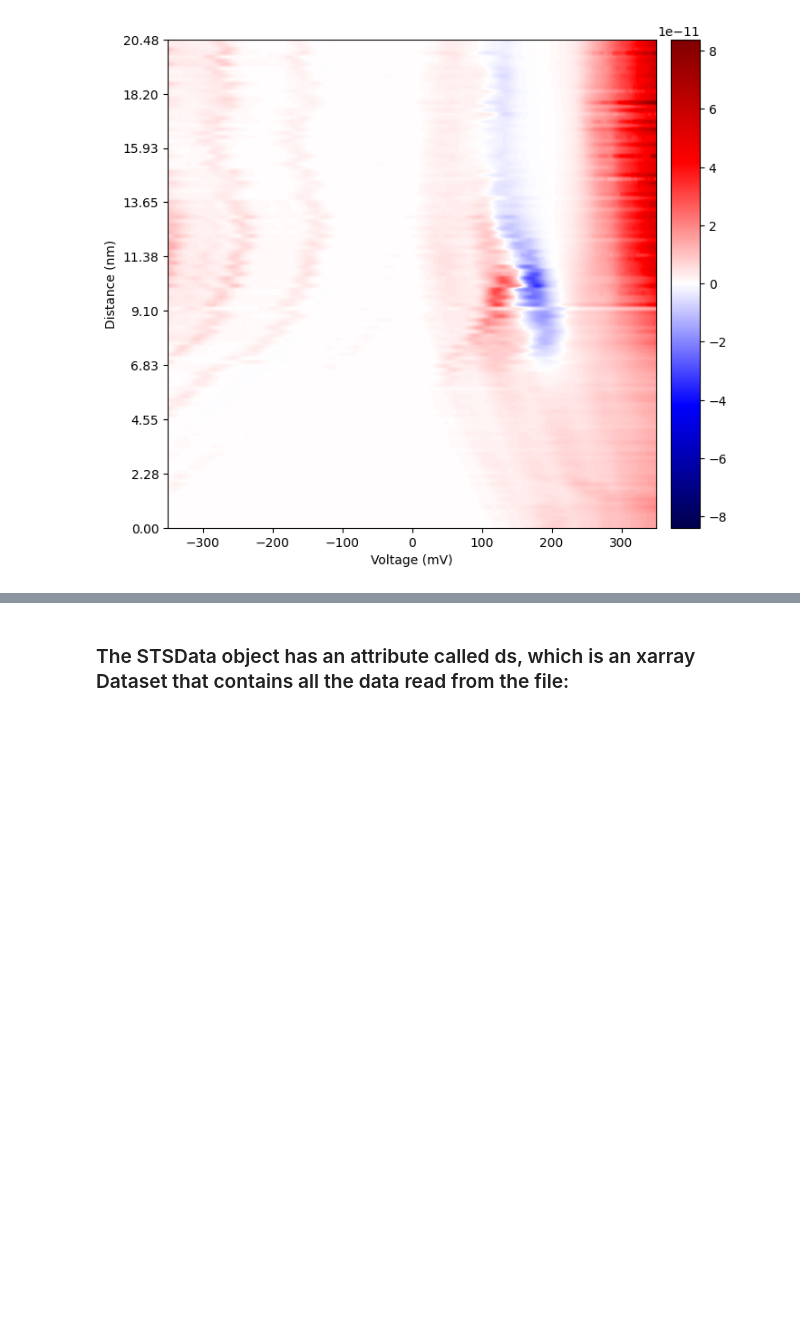
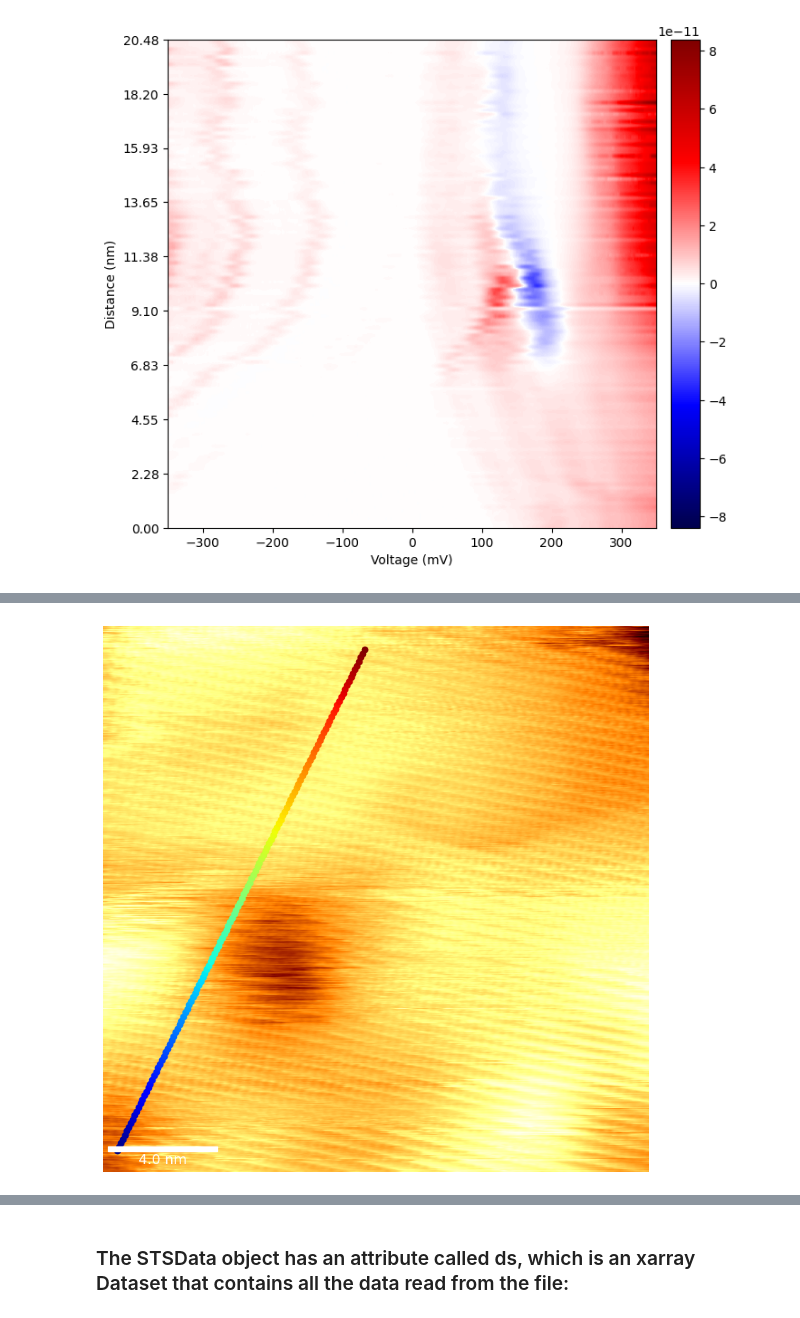
Before and after one commit to HollenLab/spmlab, a Jupyter notebook: example/tutorial.ipynb, the cells around one changed output, grey strips where cells are left out. Saved outputs shown, nothing was run; the diff lists cells and outputs as text; code cells hidden in the pictures; blank space fills up the shorter version.

Commit message:
more example data

```diff
--- a/example/tutorial.ipynb
+++ b/example/tutorial.ipynb
@@ -84,0 +87,7 @@ fig, ax, cb = sts.matrix(as_linecut=True, norm=CenteredNorm(), cmap=plt.cm.seism
+# %%
+from spmlab.formats import sm4
+
+sts = sm4.read(r"data\BP 10K_2023_09_22_13_33_51_229.sm4")
+fig, ax = sts.coordinates()
+# %% [output]
+[figure, added]
```
Also changed, not shown: parts of 8 cells of this notebook, 9 other files.
